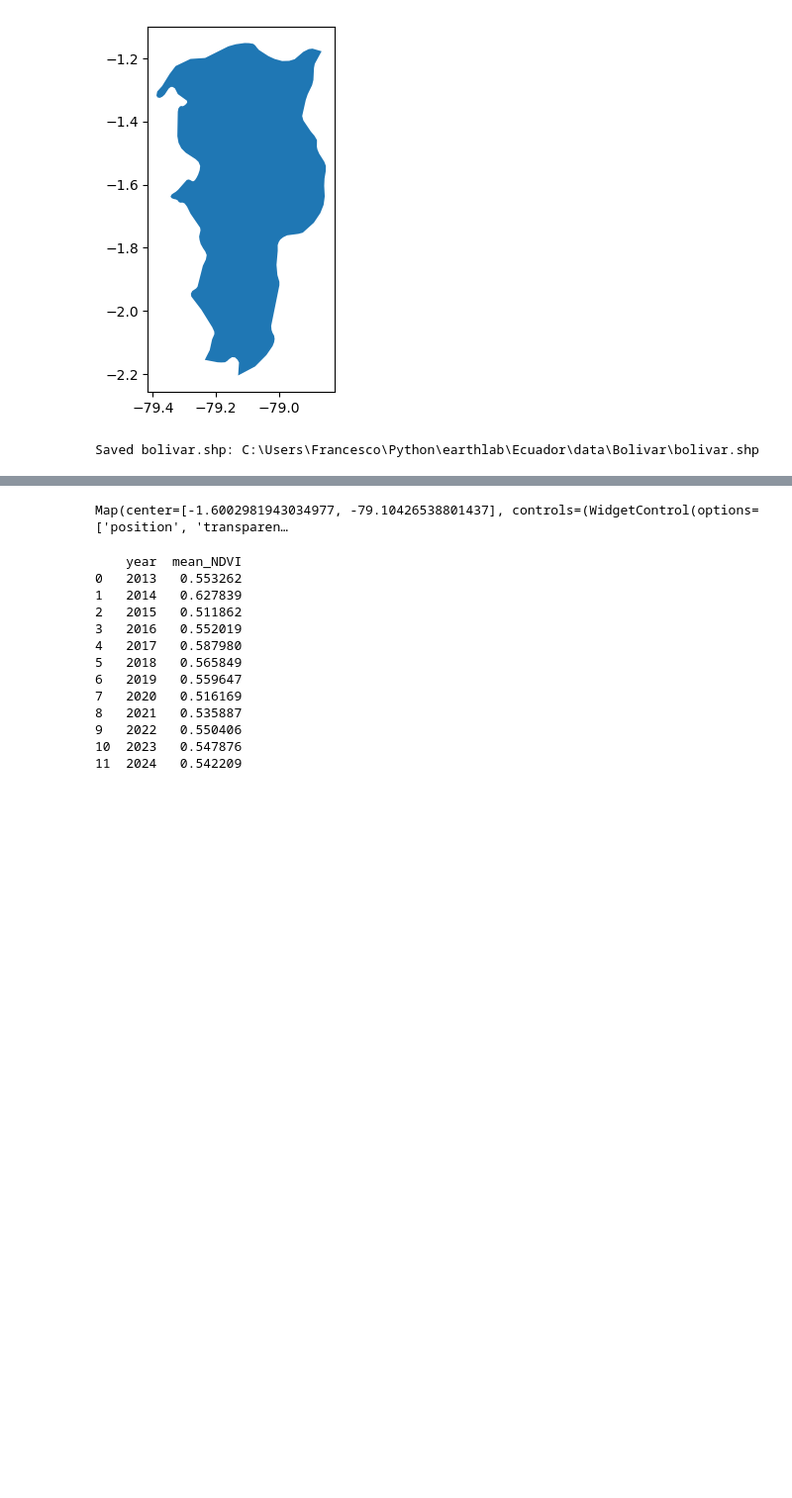
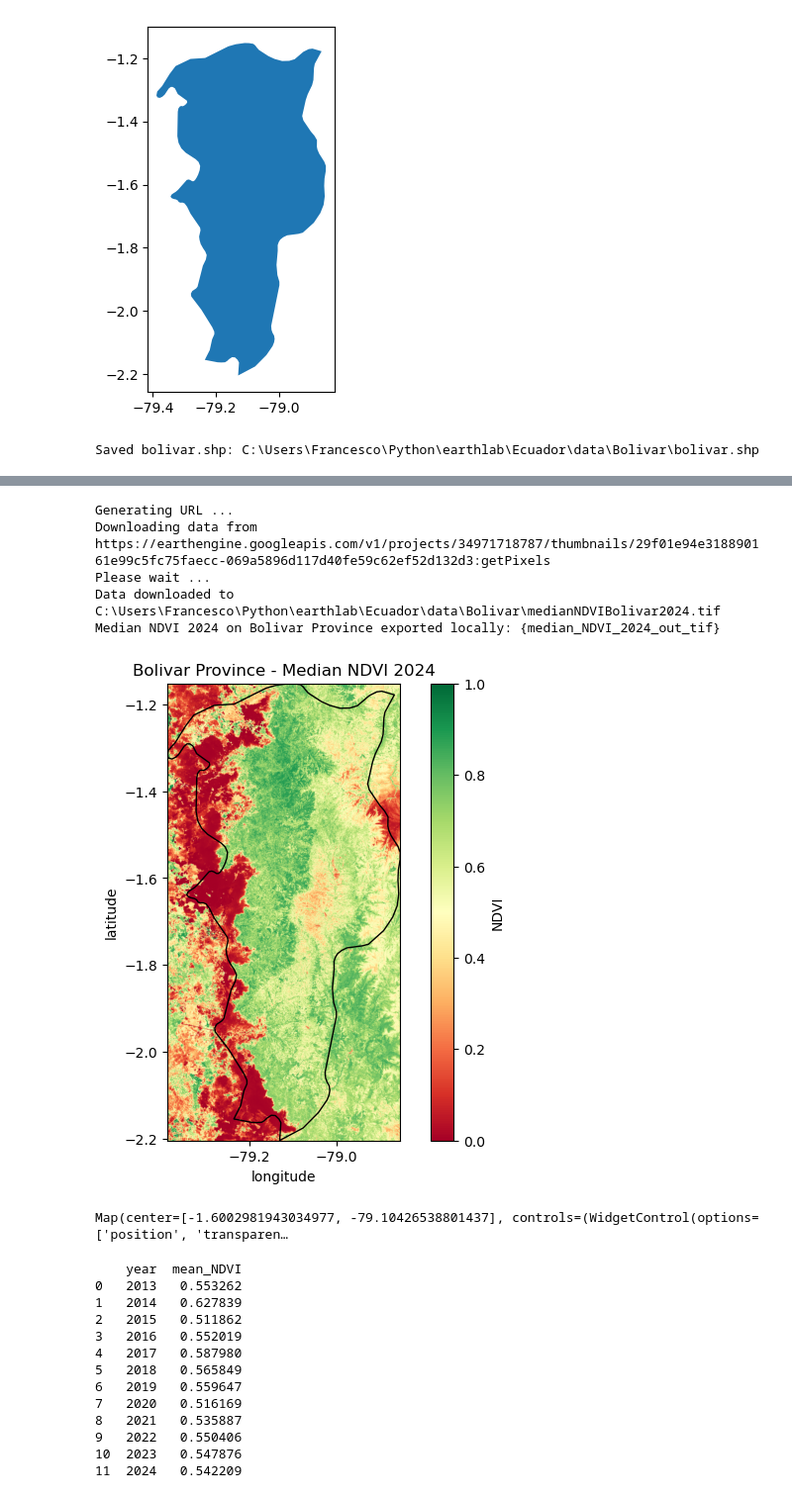
Before and after one commit to francescofustinoni/earthlab, a Jupyter notebook: Ecuador/BolivarProvince/VegetationChangeDetection.ipynb, the cells around one changed output, grey strips where cells are left out. Shown at 99% size. Cells and saved outputs as stored; diff of their text form; code cells hidden in the pictures; blank space fills up the shorter version.

```diff
--- a/Ecuador/BolivarProvince/VegetationChangeDetection.ipynb
+++ b/Ecuador/BolivarProvince/VegetationChangeDetection.ipynb
@@ -107,22 +111,60 @@ landsat_ndvi = landsat.map(lambda img: add_ndvi(img, nir_landsat, red_landsat))
 # Get the pixel median ndvi over each image (time)
 median_ndvi = landsat_ndvi.select('NDVI').median().clip(bolivar)
 
-# Visualize the median NDVI
-# Create a new map instance
-Map = geemap.Map()
-# Center the map on bolivar with a zoom level 8
-Map.centerObject(bolivar, 9)
-# Map the median ndvi with a palette color
-Map.addLayer(median_ndvi, {'min': 0,
-                           'max': 1,
-                           'palette': ['brown', 'yellow', 'green']},
-                           'median NDVI')
-# Map bolivar boundary
-Map.addLayer(bolivar, {}, 'Bolivar Province boundary')
-# Map it
-Map
+# Export 2024 median NDVI to local GeoTIFF
+out_folder = r"C:\Users\Francesco\Python\earthlab\Ecuador\data\Bolivar"
+median_ndvi_2024_out_tif = os.path.join(out_folder, 'medianNDVIBolivar2024.tif')
+
+geemap.ee_export_image(median_ndvi,
+                       filename=median_ndvi_2024_out_tif,
+                       scale=30,
+                       region=bolivar.geometry(),
+                       file_per_band=False)
+
+print('Median NDVI 2024 on Bolivar Province exported locally: {median_NDVI_2024_out_tif}')
 # %% [output]
-Map(center=[-1.6002981943034977, -79.10426538801437], controls=(WidgetControl(options=['position', 'transparen…
+Generating URL ...
+Downloading data from https://earthengine.googleapis.com/v1/projects/34971718787/thumbnails/29f01e94e318890161e99c5fc75faecc-069a5896d117d40fe59c62ef52d132d3:getPixels
+Please wait ...
+Data downloaded to C:\Users\Francesco\Python\earthlab\Ecuador\data\Bolivar\medianNDVIBolivar2024.tif
+Median NDVI 2024 on Bolivar Province exported locally: {median_NDVI_2024_out_tif}
+# %%
+# Visualize the median NDVI 2024 for Bolivar Province
+with rasterio.open(median_ndvi_2024_out_tif) as src:
+    median_ndvi_2024 = src.read(1)
+    median_ndvi_2024_extent = src.bounds
+
+plt.figure(figsize=(8, 6))
+median_ndvi_2024_plot = plt.imshow(median_ndvi_2024, cmap='RdYlGn', vmin=0, vmax=1, extent=(median_ndvi_2024_extent.left,
+                                                                                            median_ndvi_2024_extent.right,
+                                                                                            median_ndvi_2024_extent.bottom,
+                                                                                            median_ndvi_2024_extent.top))
+plt.colorbar(median_ndvi_2024_plot, label='NDVI')
+plt.title('Bolivar Province - Median NDVI 2024')
+plt.xlabel('longitude')
+plt.ylabel('latitude')
+# Overlay Bolivar Province boundary
+bolivar_gdf.boundary.plot(ax=plt.gca(), color='black', linewidth=1)
+plt.show()
+# %% [output]
+[figure, added]
+# %%
+# Visualize the median NDVI on GEE interactive map
+# Create a new map instance
+Map = geemap.Map()
+# Center the map on bolivar with a zoom level 8
+Map.centerObject(bolivar, 9)
+# Map the median ndvi with a palette color
+Map.addLayer(median_ndvi, {'min': 0,
+                           'max': 1,
+                           'palette': ['brown', 'yellow', 'green']},
+                           'median NDVI')
+# Map bolivar boundary
+Map.addLayer(bolivar, {}, 'Bolivar Province boundary')
+# Map it
+Map
+# %% [output]
+Map(center=[-1.6002981943034977, -79.10426538801437], controls=(WidgetControl(options=['position', 'transparen…
 # %%
 # NDVI TIME SERIES
 
```
Also changed, not shown: parts of 6 cells of this notebook, 1 other file.
